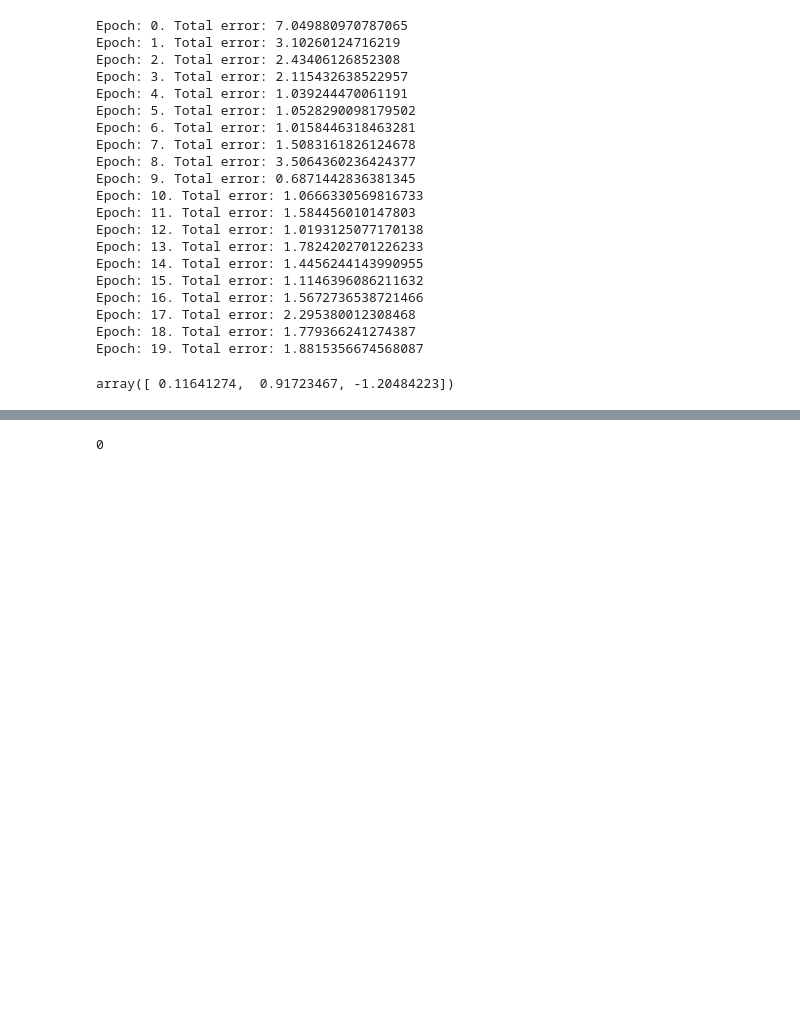
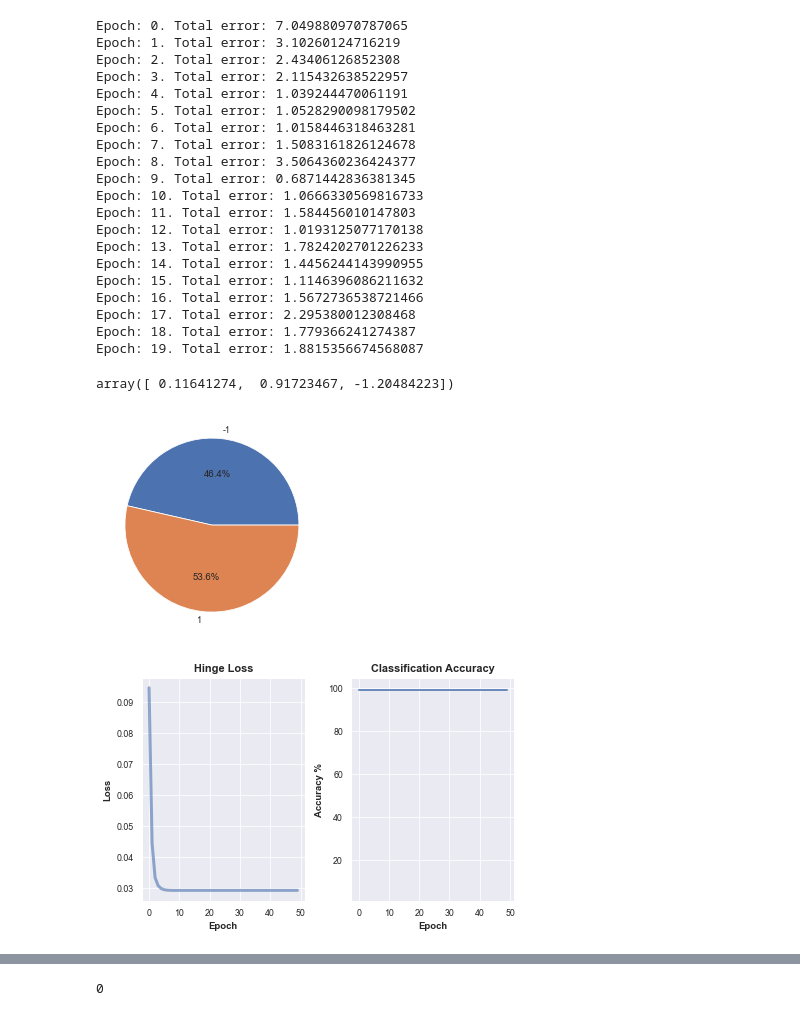
Before and after one commit to glarkstoat/SVM-using-SGD, a Jupyter notebook: test.ipynb, the cells around one changed output, grey strips where cells are left out. Drawn from its saved outputs; the diff is of its cells as text; code cells hidden in the pictures; blank space fills up the shorter version.

```diff
--- a/test.ipynb
+++ b/test.ipynb
@@ -28,3 +28,44 @@ Epoch: 19. Total error: 1.8815356674568087
 sgd.weight
 # %% [output]
 array([ 0.11641274,  0.91723467, -1.20484223])
+# %%
+## Dataset tiny
+import seaborn as sns
+
+sns.set_style('darkgrid')
+sns.set(color_codes=True)
+sns.set_context('paper')
+
+import matplotlib.pyplot as plt
+from DataLoader import *
+from LinearSVM import *
+
+dataloader = DataLoader()
+xtrain, xtest, ytrain, ytest = dataloader.get_toydata_tiny()
+
+counts = dict()
+for x in np.unique(ytrain).astype(int):
+    counts[x] = np.count_nonzero(ytrain == x)
+
+plt.pie(x=counts.values(), labels=counts.keys(), autopct='%1.1f%%')
+plt.show() # roughly balanced data set
+
+svm = LinearSVM(lr=0.5, C=0.001, max_iters=50, show_plot=False, batch_size=20)
+svm.fit(xtrain, ytrain)
+
+plt.subplot(1,2,1)
+plt.title("Hinge Loss", fontweight="bold", fontsize=11)
+plt.plot(svm.losses, lw=3, alpha=0.6)
+plt.xlabel("Epoch", fontweight="bold"); plt.ylabel("Loss", fontweight="bold")
+
+plt.subplot(1,2,2)
+plt.title("Classification Accuracy", fontweight="bold", fontsize=11)
+plt.plot(svm.accuracies * 100, lw=2, alpha=0.8)
+plt.xlabel("Epoch", fontweight="bold"); plt.ylabel("Accuracy %", fontweight="bold")
+plt.ylim(min(svm.accuracies), 105)
+
+plt.tight_layout()
+plt.show()
+# %% [output]
+[figure, added]
+[figure, added]
```
Also changed, not shown: parts of 10 cells of this notebook, 3 other files.
